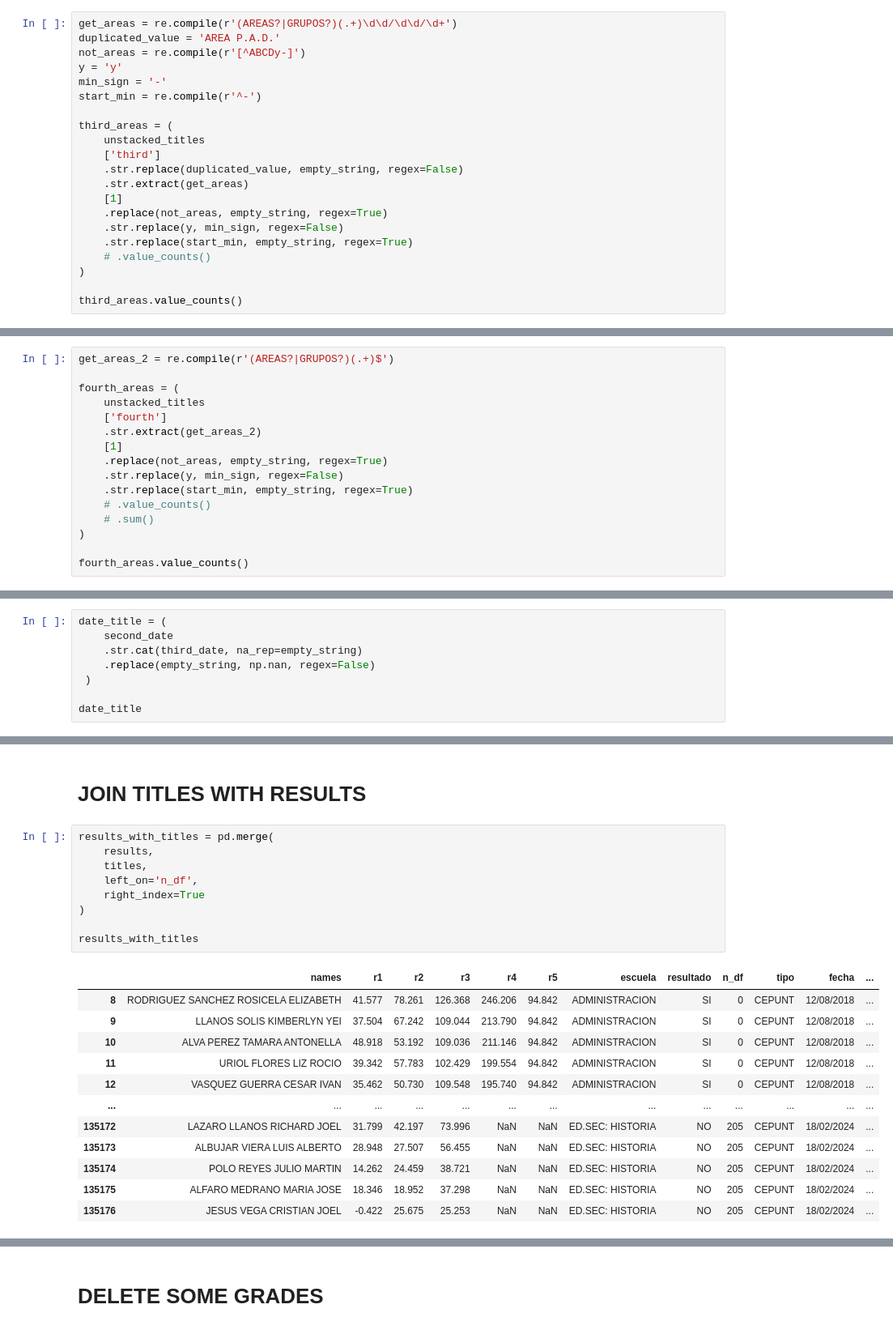
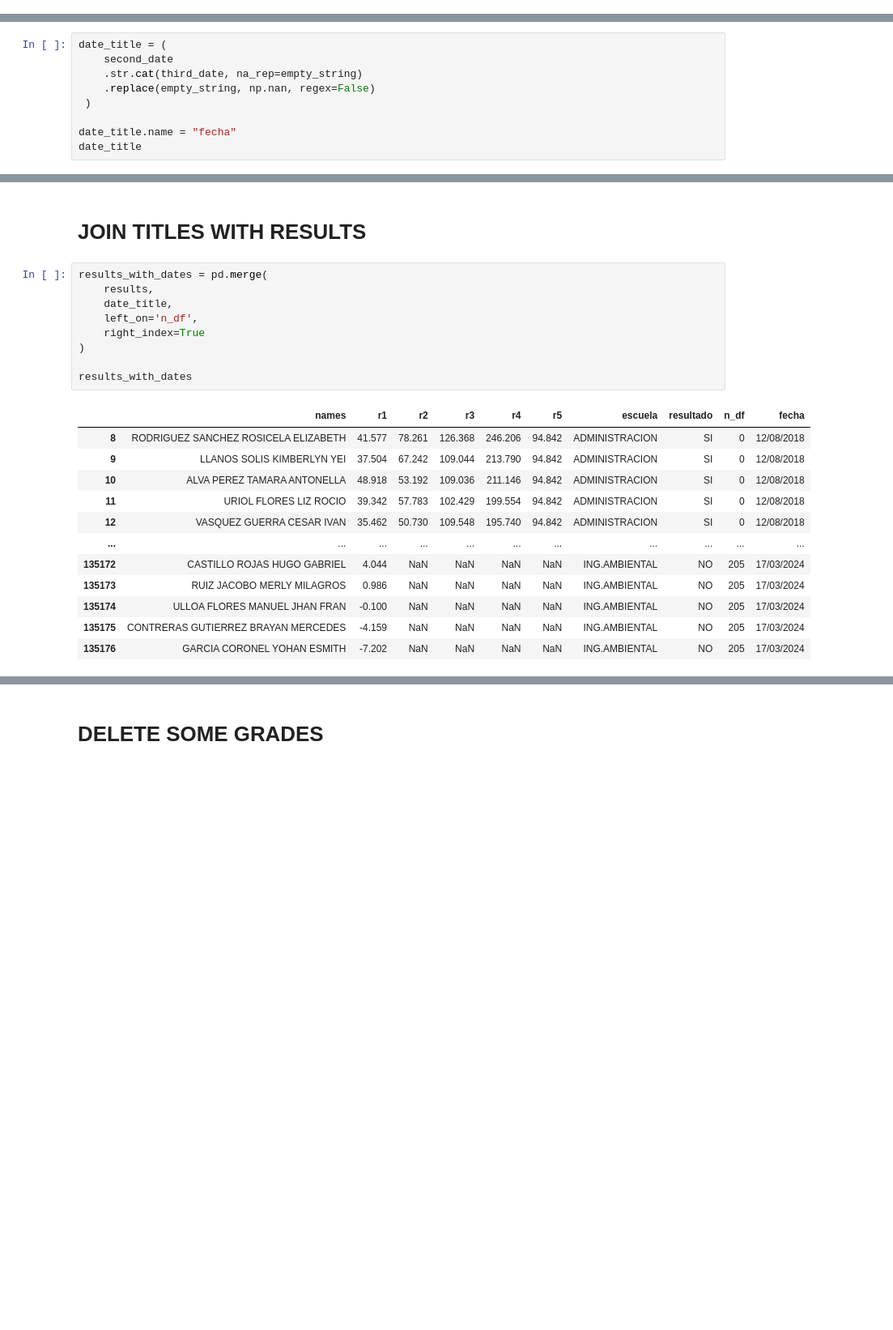
Before and after one commit to jmc012023/resultados-admision, a Jupyter notebook: clean_data/transform_body.ipynb, the cells around one changed output, grey strips where cells are left out. Shown at 81% size. Saved outputs shown, nothing was run; the diff lists cells and outputs as text; blank space fills up the shorter version.

```diff
--- a/clean_data/transform_body.ipynb
+++ b/clean_data/transform_body.ipynb
@@ -567,21 +401,0 @@ Name: count, dtype: int64
-# %%
-get_areas = re.compile(r'(AREAS?|GRUPOS?)(.+)\d\d/\d\d/\d+')
-duplicated_value = 'AREA P.A.D.'
-not_areas = re.compile(r'[^ABCDy-]')
-y = 'y'
-min_sign = '-'
-start_min = re.compile(r'^-')
-
-third_areas = (
-    unstacked_titles
-    ['third']
-    .str.replace(duplicated_value, empty_string, regex=False)
-    .str.extract(get_areas)
-    [1]
-    .replace(not_areas, empty_string, regex=True)
-    .str.replace(y, min_sign, regex=False)
-    .str.replace(start_min, empty_string, regex=True)
-    # .value_counts()
-)
-
-third_areas.value_counts()
@@ -623,16 +401,0 @@ Name: count, dtype: int64
-# %%
-get_areas_2 = re.compile(r'(AREAS?|GRUPOS?)(.+)$')
-
-fourth_areas = (
-    unstacked_titles
-    ['fourth']
-    .str.extract(get_areas_2)
-    [1]
-    .replace(not_areas, empty_string, regex=True)
-    .str.replace(y, min_sign, regex=False)
-    .str.replace(start_min, empty_string, regex=True)
-    # .value_counts()
-    # .sum()
-)
-
-fourth_areas.value_counts()
@@ -686,6 +417,7 @@ date_title = (
     .replace(empty_string, np.nan, regex=False)
  )
 
+date_title.name = "fecha"
 date_title
 # %% [output]
 n_df
@@ -1009,24 +624,24 @@ results
 # %% [markdown]
 # JOIN TITLES WITH RESULTS
 # %%
-results_with_titles = pd.merge(
+results_with_dates = pd.merge(
     results,
-    titles,
+    date_title,
     left_on='n_df',
     right_index=True
 )
 
-results_with_titles
+results_with_dates
 # %% [output]
-|  | names | r1 | r2 | r3 | r4 | r5 | escuela | resultado | n_df | tipo | fecha | ... |
-| 8 | RODRIGUEZ SANCHEZ ROSICELA ELIZABETH | 41.577 | 78.261 | 126.368 | 246.206 | 94.842 | ADMINISTRACION | SI | 0 | CEPUNT | 12/08/2018 | ... |
-| 9 | LLANOS SOLIS KIMBERLYN YEI | 37.504 | 67.242 | 109.044 | 213.790 | 94.842 | ADMINISTRACION | SI | 0 | CEPUNT | 12/08/2018 | ... |
-| 10 | ALVA PEREZ TAMARA ANTONELLA | 48.918 | 53.192 | 109.036 | 211.146 | 94.842 | ADMINISTRACION | SI | 0 | CEPUNT | 12/08/2018 | ... |
-| 11 | URIOL FLORES LIZ ROCIO | 39.342 | 57.783 | 102.429 | 199.554 | 94.842 | ADMINISTRACION | SI | 0 | CEPUNT | 12/08/2018 | ... |
-| 12 | VASQUEZ GUERRA CESAR IVAN | 35.462 | 50.730 | 109.548 | 195.740 | 94.842 | ADMINISTRACION | SI | 0 | CEPUNT | 12/08/2018 | ... |
-| ... | ... | ... | ... | ... | ... | ... | ... | ... | ... | ... | ... | ... |
-| 135172 | LAZARO LLANOS RICHARD JOEL | 31.799 | 42.197 | 73.996 | NaN | NaN | ED.SEC: HISTORIA | NO | 205 | CEPUNT | 18/02/2024 | ... |
-| 135173 | ALBUJAR VIERA LUIS ALBERTO | 28.948 | 27.507 | 56.455 | NaN | NaN | ED.SEC: HISTORIA | NO | 205 | CEPUNT | 18/02/2024 | ... |
-| 135174 | POLO REYES JULIO MARTIN | 14.262 | 24.459 | 38.721 | NaN | NaN | ED.SEC: HISTORIA | NO | 205 | CEPUNT | 18/02/2024 | ... |
-| 135175 | ALFARO MEDRANO MARIA JOSE | 18.346 | 18.952 | 37.298 | NaN | NaN | ED.SEC: HISTORIA | NO | 205 | CEPUNT | 18/02/2024 | ... |
-| 135176 | JESUS VEGA CRISTIAN JOEL | -0.422 | 25.675 | 25.253 | NaN | NaN | ED.SEC: HISTORIA | NO | 205 | CEPUNT | 18/02/2024 | ... |
+|  | names | r1 | r2 | r3 | r4 | r5 | escuela | resultado | n_df | fecha |
+| 8 | RODRIGUEZ SANCHEZ ROSICELA ELIZABETH | 41.577 | 78.261 | 126.368 | 246.206 | 94.842 | ADMINISTRACION | SI | 0 | 12/08/2018 |
+| 9 | LLANOS SOLIS KIMBERLYN YEI | 37.504 | 67.242 | 109.044 | 213.790 | 94.842 | ADMINISTRACION | SI | 0 | 12/08/2018 |
+| 10 | ALVA PEREZ TAMARA ANTONELLA | 48.918 | 53.192 | 109.036 | 211.146 | 94.842 | ADMINISTRACION | SI | 0 | 12/08/2018 |
+| 11 | URIOL FLORES LIZ ROCIO | 39.342 | 57.783 | 102.429 | 199.554 | 94.842 | ADMINISTRACION | SI | 0 | 12/08/2018 |
+| 12 | VASQUEZ GUERRA CESAR IVAN | 35.462 | 50.730 | 109.548 | 195.740 | 94.842 | ADMINISTRACION | SI | 0 | 12/08/2018 |
+| ... | ... | ... | ... | ... | ... | ... | ... | ... | ... | ... |
+| 135172 | CASTILLO ROJAS HUGO GABRIEL | 4.044 | NaN | NaN | NaN | NaN | ING.AMBIENTAL | NO | 205 | 17/03/2024 |
+| 135173 | RUIZ JACOBO MERLY MILAGROS | 0.986 | NaN | NaN | NaN | NaN | ING.AMBIENTAL | NO | 205 | 17/03/2024 |
+| 135174 | ULLOA FLORES MANUEL JHAN FRAN | -0.100 | NaN | NaN | NaN | NaN | ING.AMBIENTAL | NO | 205 | 17/03/2024 |
+| 135175 | CONTRERAS GUTIERREZ BRAYAN MERCEDES | -4.159 | NaN | NaN | NaN | NaN | ING.AMBIENTAL | NO | 205 | 17/03/2024 |
+| 135176 | GARCIA CORONEL YOHAN ESMITH | -7.202 | NaN | NaN | NaN | NaN | ING.AMBIENTAL | NO | 205 | 17/03/2024 |
```
Also changed, not shown: parts of 80 cells of this notebook, 3 other files.
